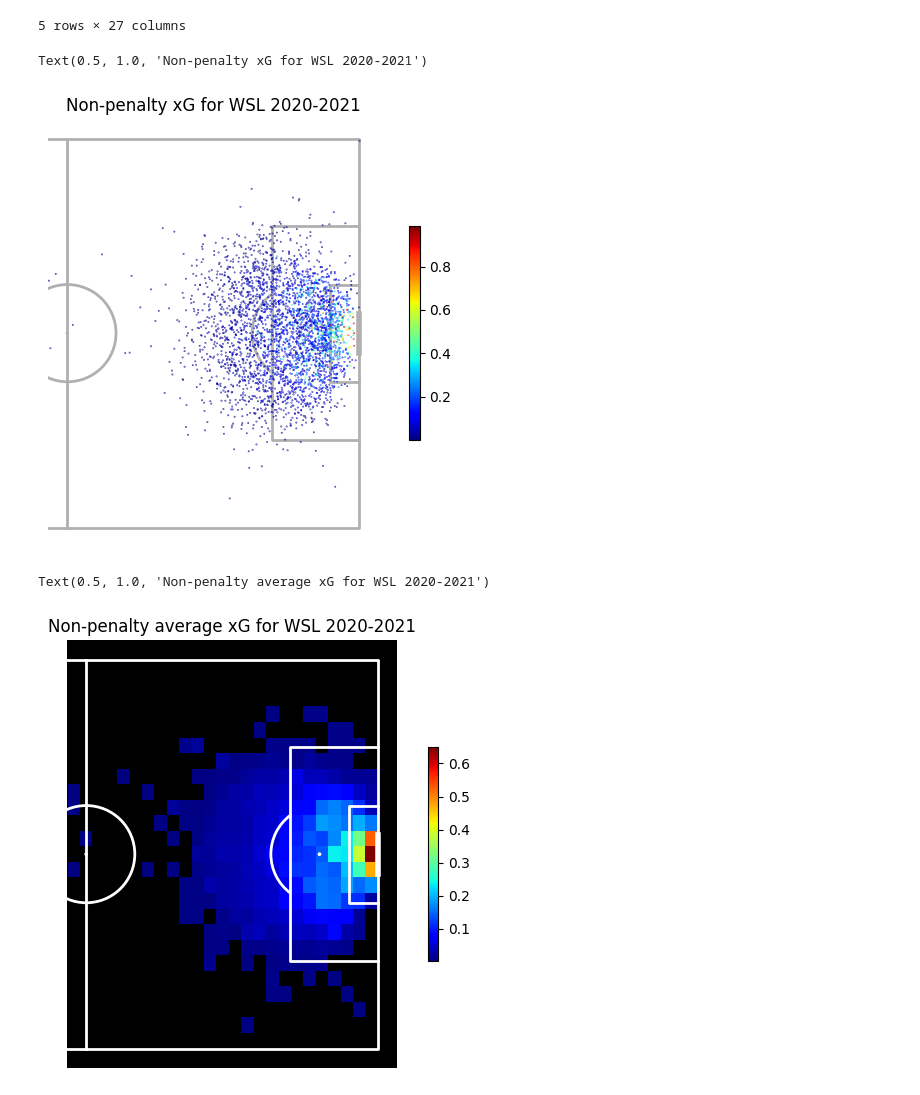
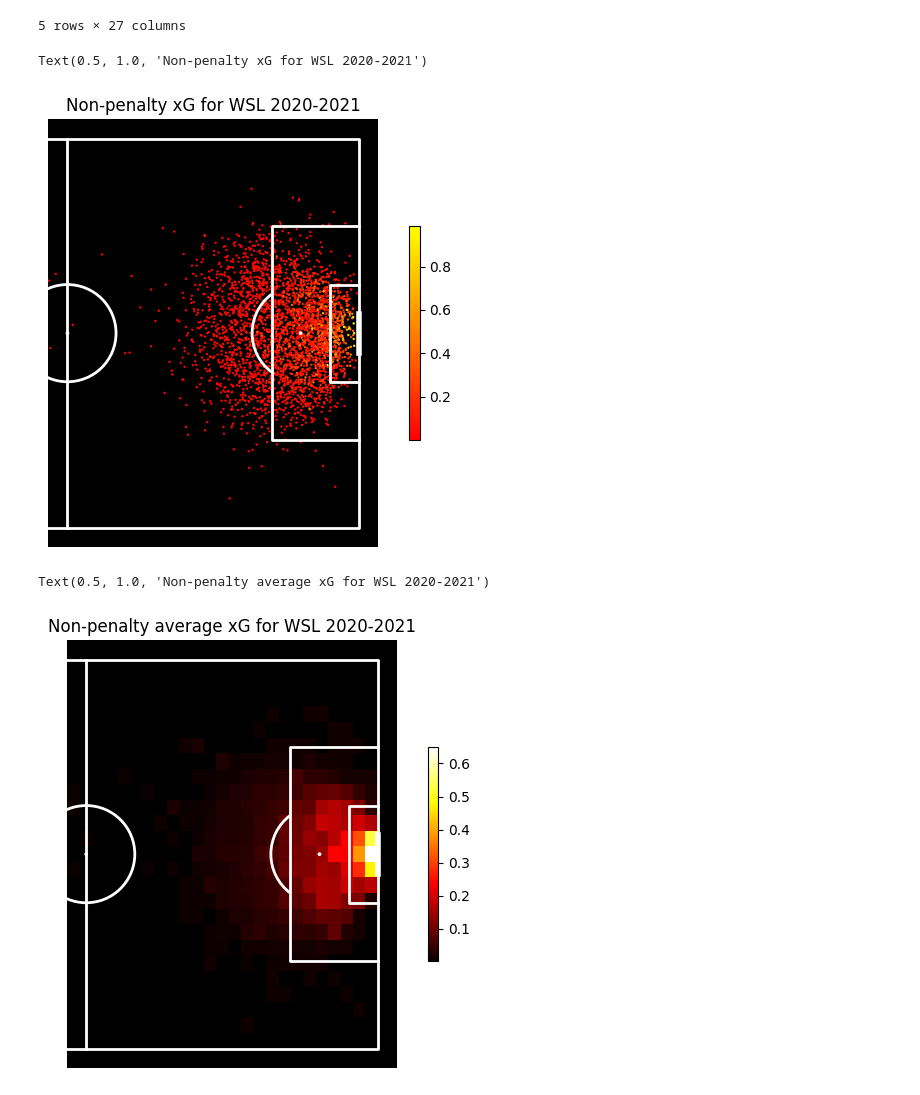
Before and after one commit to gsheir/tacticvis, a Jupyter notebook: src/wsl_xg_location_analysis.ipynb, the cells around one changed output. Saved outputs shown, nothing was run; the diff lists cells and outputs as text; code cells hidden in the pictures.

```diff
--- a/src/wsl_xg_location_analysis.ipynb
+++ b/src/wsl_xg_location_analysis.ipynb
@@ -31,21 +31,21 @@ all_shots.head().dropna(axis=1)
 # %%
 non_penalty_shots = all_shots.loc[all_shots["shot_type"] != "Penalty"]
 # %%
-pitch = Pitch(half=True)
+pitch = Pitch(half=True, pitch_color="#000000", line_color="#ffffff", line_zorder=2)
 fig, ax = pitch.draw()
 
 xg_scatter = ax.scatter(
             [shot[0] for shot in non_penalty_shots["location"].values],
             [shot[1] for shot in non_penalty_shots["location"].values],
             c=[xG for xG in non_penalty_shots["shot_statsbomb_xg"].values],
-            s=0.1,
-            cmap='jet',
+            s=0.5,
+            cmap='autumn',
         )
 fig.colorbar(xg_scatter, shrink=0.5)
 ax.set_title("Non-penalty xG for WSL 2020-2021")
 # %% [output]
 Text(0.5, 1.0, 'Non-penalty xG for WSL 2020-2021')
-[figure, old version]
+[figure, new version]
 # %%
 binned_shots_xg_mean = pitch.bin_statistic(
     x=[shot[0] for shot in non_penalty_shots["location"].values],
@@ -56,9 +56,9 @@ binned_shots_xg_mean = pitch.bin_statistic(
 # %%
 heatmap_pitch = Pitch(half=True, pitch_color="#000000", line_color="#ffffff", line_zorder=2)
 fig, ax = heatmap_pitch.draw()
-heatmap = pitch.heatmap(binned_shots_xg_mean, ax=ax, cmap='jet')
+heatmap = pitch.heatmap(binned_shots_xg_mean, ax=ax, cmap='hot')
 colourbar = fig.colorbar(heatmap, ax=ax, shrink=0.5)
 ax.set_title("Non-penalty average xG for WSL 2020-2021")
 # %% [output]
 Text(0.5, 1.0, 'Non-penalty average xG for WSL 2020-2021')
-[figure, old version]
+[figure, new version]
```
Also changed, not shown: 3 other files.
